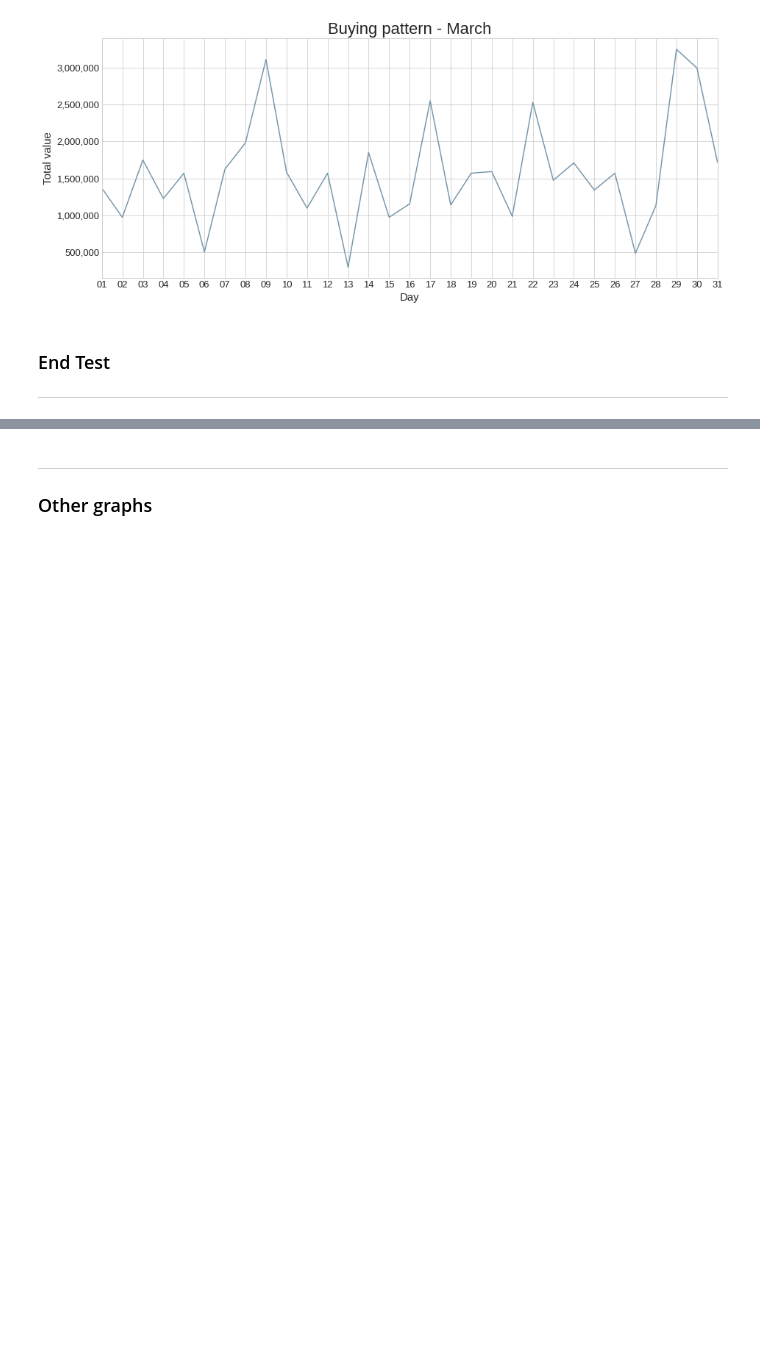
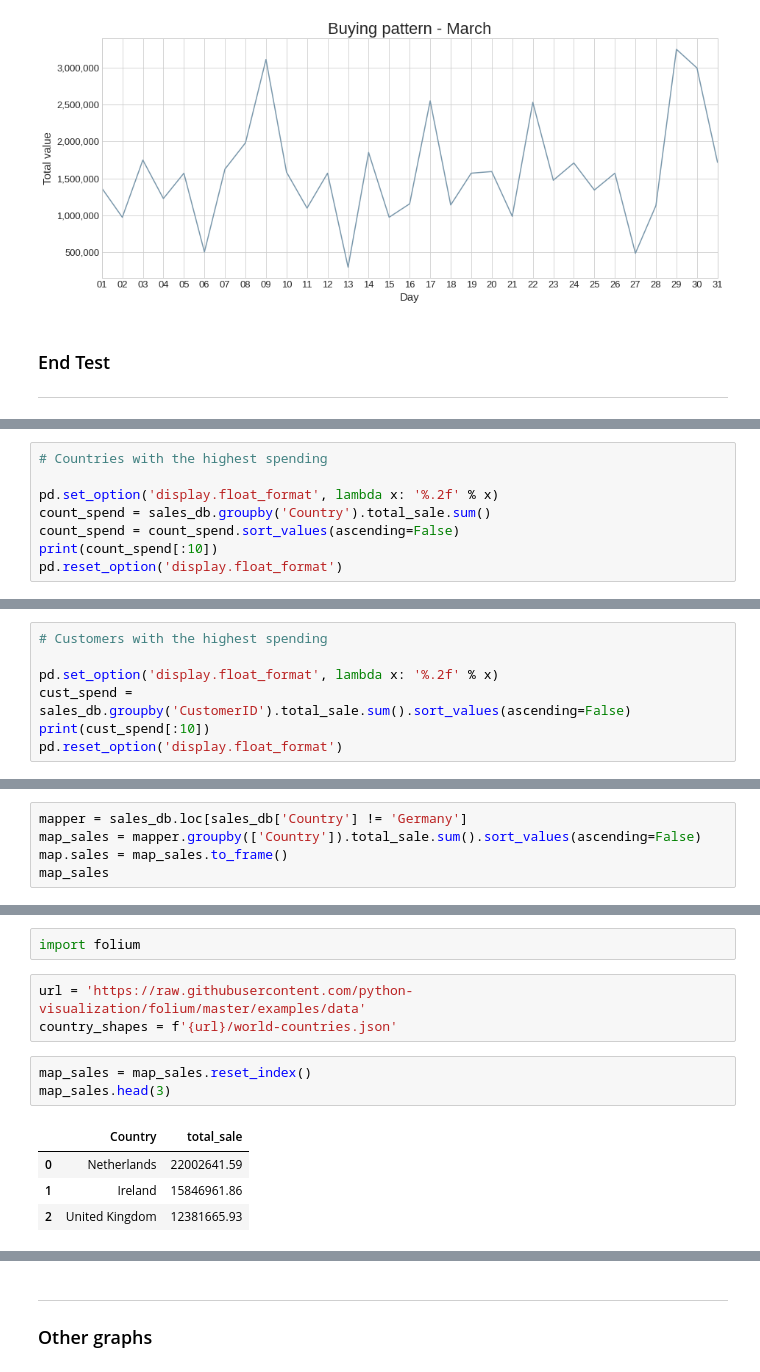
Before and after one commit to jmb-oddbook/ecom_project, a Jupyter notebook: ecom_viz.ipynb, the cells around one changed output, grey strips where cells are left out. Drawn from its saved outputs; the diff is of its cells as text; blank space fills up the shorter version.

```diff
--- a/ecom_viz.ipynb
+++ b/ecom_viz.ipynb
@@ -300,0 +352,8 @@ plt.show()
+# %%
+# Countries with the highest spending
+
+pd.set_option('display.float_format', lambda x: '%.2f' % x)
+count_spend = sales_db.groupby('Country').total_sale.sum()
+count_spend = count_spend.sort_values(ascending=False)
+print(count_spend[:10])
+pd.reset_option('display.float_format')
@@ -300,0 +391,7 @@ plt.show()
+# %%
+# Customers with the highest spending
+
+pd.set_option('display.float_format', lambda x: '%.2f' % x)
+cust_spend = sales_db.groupby('CustomerID').total_sale.sum().sort_values(ascending=False)
+print(cust_spend[:10])
+pd.reset_option('display.float_format')
@@ -300,0 +415,5 @@ plt.show()
+# %%
+mapper = sales_db.loc[sales_db['Country'] != 'Germany']
+map_sales = mapper.groupby(['Country']).total_sale.sum().sort_values(ascending=False)
+map.sales = map_sales.to_frame()
+map_sales
@@ -300,0 +438,13 @@ plt.show()
+# %%
+import folium
+# %%
+url = 'https://raw.githubusercontent.com/python-visualization/folium/master/examples/data'
+country_shapes = f'{url}/world-countries.json'
+# %%
+map_sales = map_sales.reset_index()
+map_sales.head(3)
+# %% [output]
+|  | Country | total_sale |
+| 0 | Netherlands | 22002641.59 |
+| 1 | Ireland | 15846961.86 |
+| 2 | United Kingdom | 12381665.93 |
```
Also changed, not shown: parts of 13 cells of this notebook, 1 other file.
